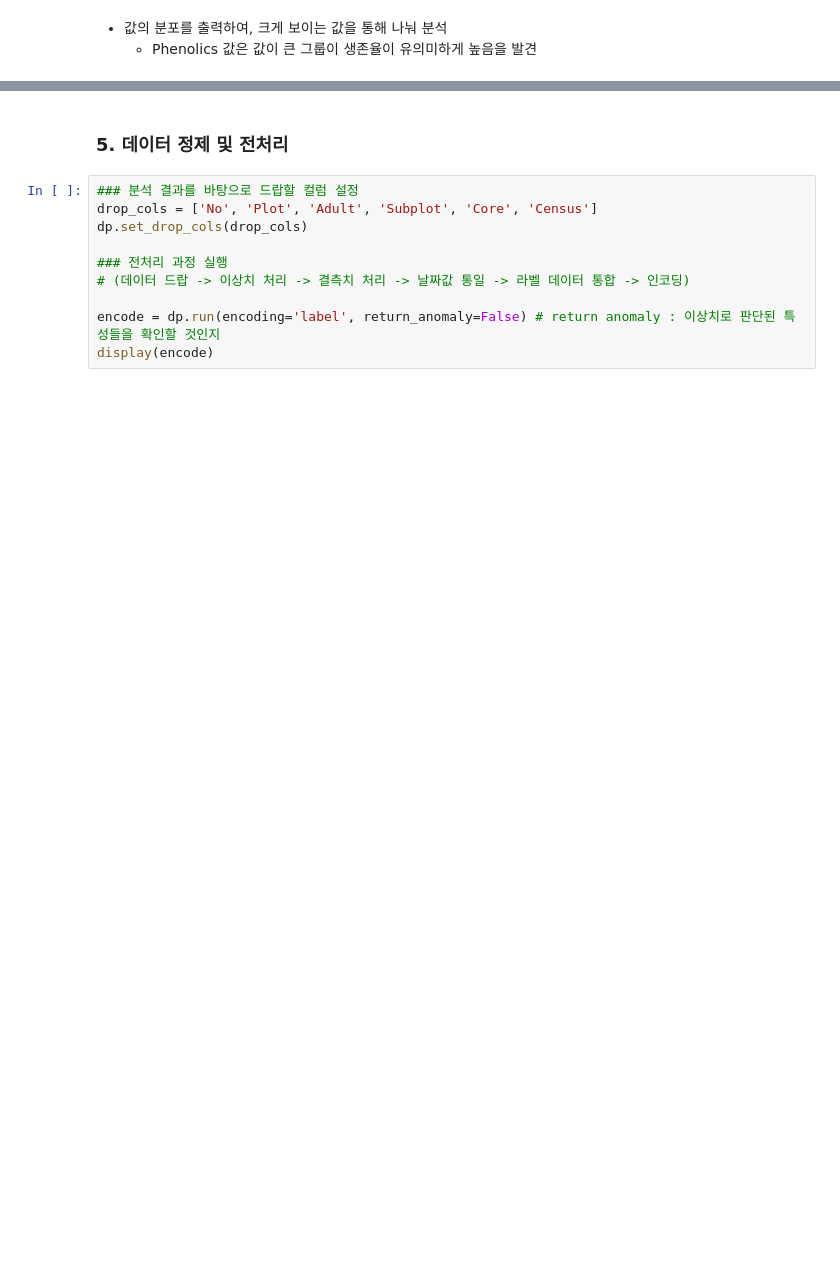
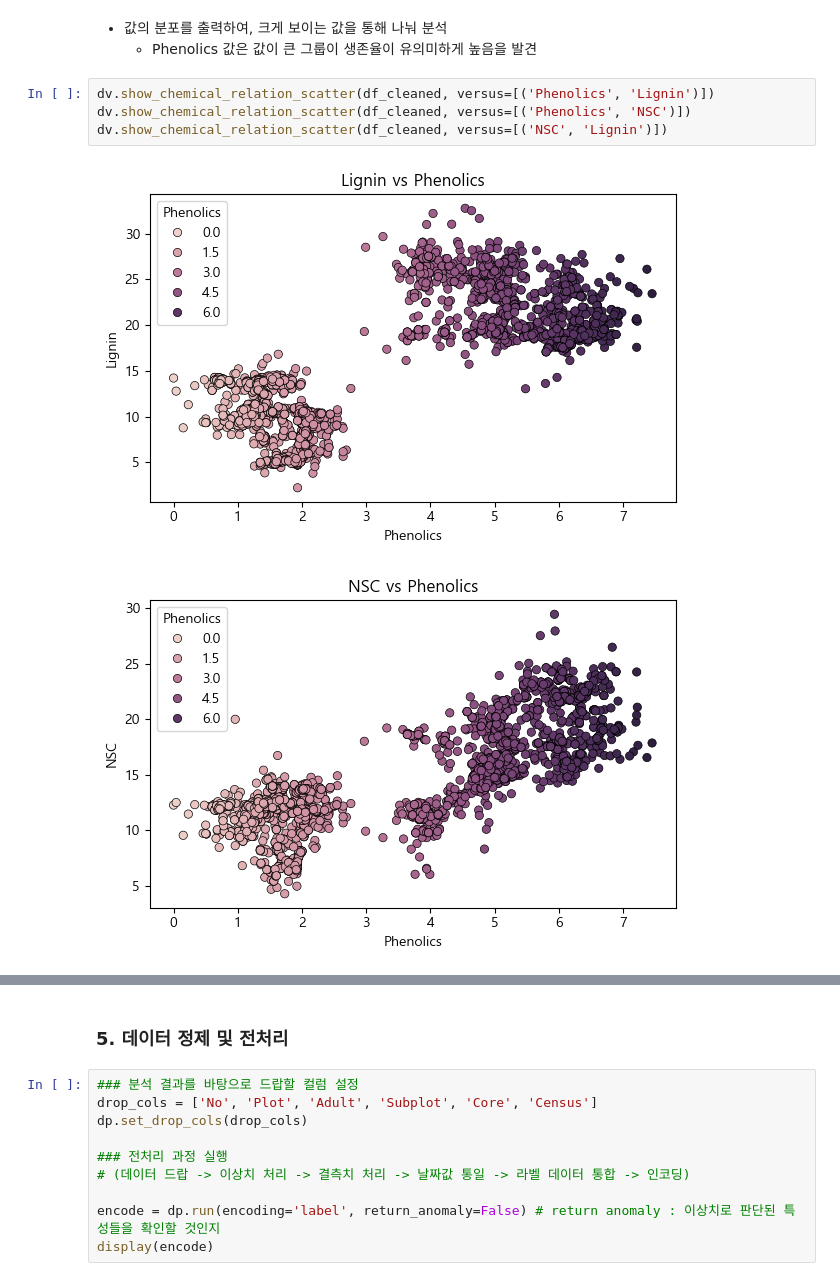
Before and after one commit to SKNetworks-AI19-250818/SKN19-mini-3Team, a Jupyter notebook: main.ipynb, the cells around one changed output, grey strips where cells are left out. Drawn from its saved outputs; the diff is of its cells as text; blank space fills up the shorter version.

```diff
--- a/main.ipynb
+++ b/main.ipynb
@@ -252,3 +252,10 @@ dv.show_survival_ratio_with_threshold(df_cleaned, 'Phenolics', 3)
 # %% [markdown]
 * 값의 분포를 출력하여, 크게 보이는 값을 통해 나눠 분석
     - Phenolics 값은 값이 큰 그룹이 생존율이 유의미하게 높음을 발견
+# %%
+dv.show_chemical_relation_scatter(df_cleaned, versus=[('Phenolics', 'Lignin')])
+dv.show_chemical_relation_scatter(df_cleaned, versus=[('Phenolics', 'NSC')])
+dv.show_chemical_relation_scatter(df_cleaned, versus=[('NSC', 'Lignin')])
+# %% [output]
+[figure, added]
+[figure, added]
```
Also changed, not shown: parts of 9 cells of this notebook.
